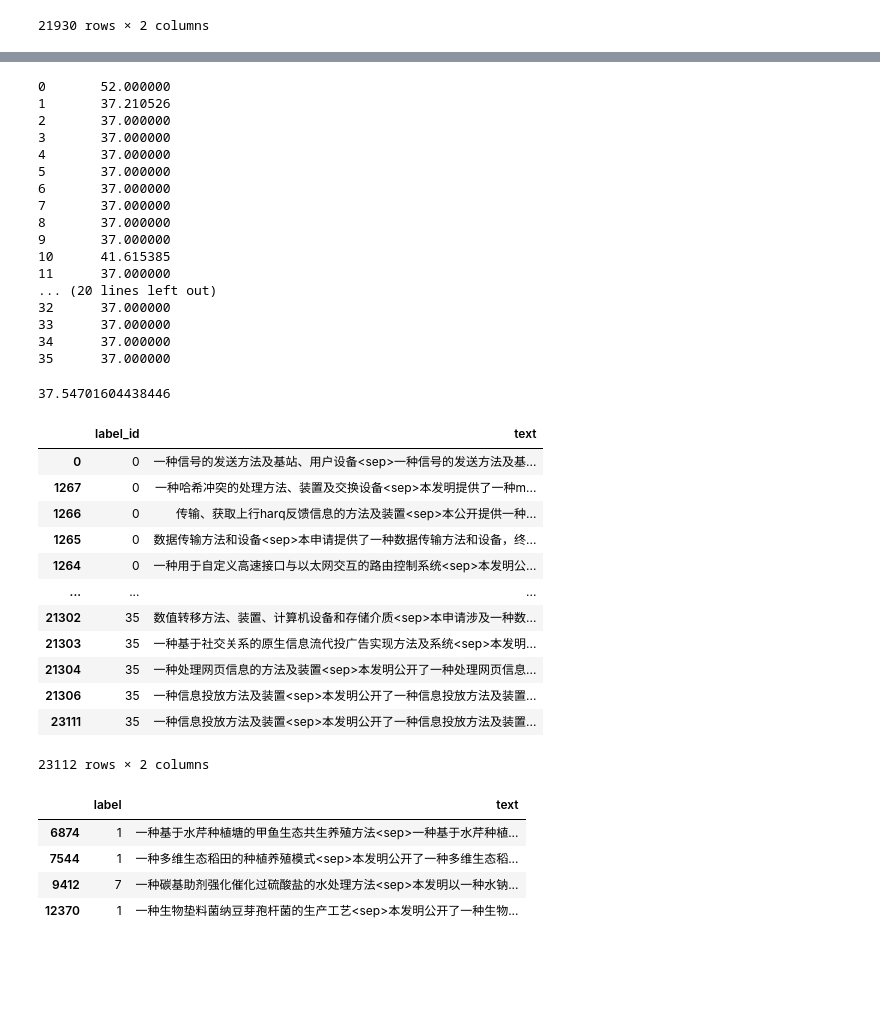
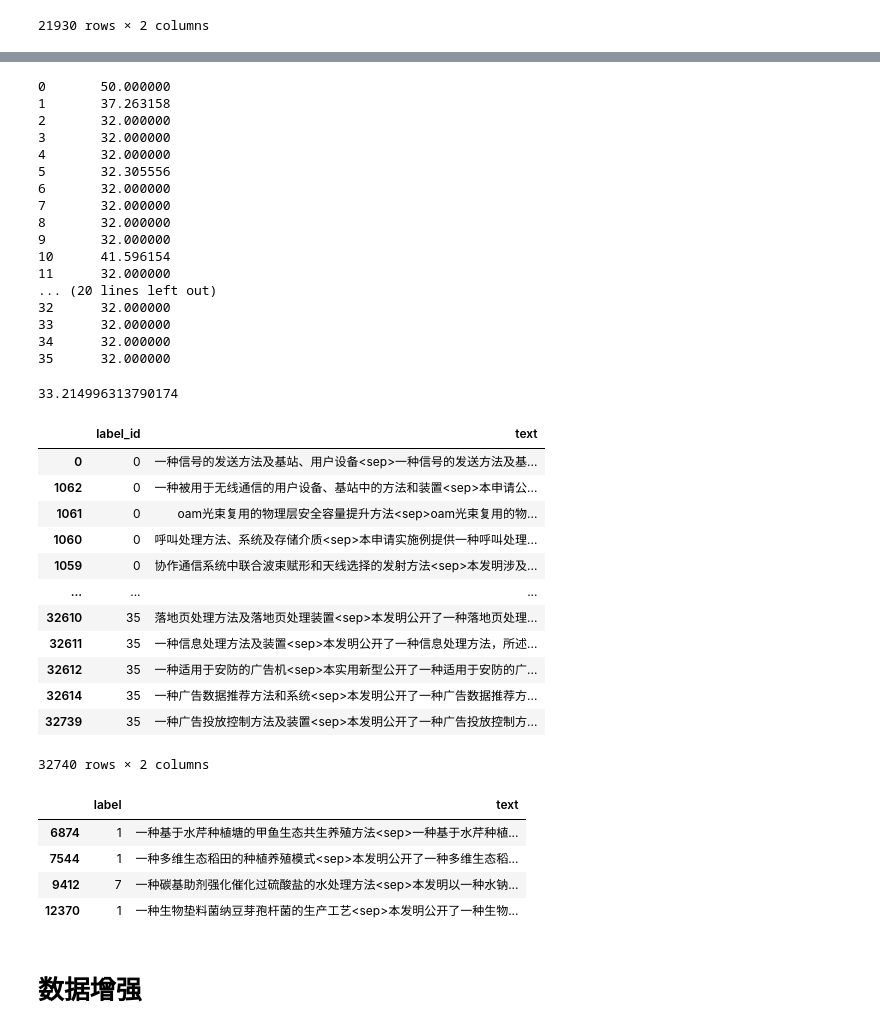
Before and after one commit to 0202zc/nlp-competition, a Jupyter notebook: ccf-bdci-samll-sample-classification-2022/data/data.ipynb, the cells around one changed output, grey strips where cells are left out. Cells and saved outputs as stored; diff of their text form; code cells hidden in the pictures; blank space fills up the shorter version.

```diff
--- a/ccf-bdci-samll-sample-classification-2022/data/data.ipynb
+++ b/ccf-bdci-samll-sample-classification-2022/data/data.ipynb
@@ -339,5 +339,5 @@ np.mean(ratios)
 # %%
-ratio = 37.0
+ratio = 32.0
 
 temp_train_df = pd.DataFrame()
 
@@ -368,7 +368,7 @@ for i in range(36):
             temp_train_df = pd.concat((temp_train_df, add_data), axis=0)
     else:
         # 如果超过一定的比例，则削减
-        ALLOW = 15.0
+        ALLOW = 18.0
         if current_ratio - ratio > ALLOW:
             need = int(origin * (ratio + ALLOW))
             add_data = train_labeled_df[train_labeled_df['label_id'] == i].iloc[:need, :]
@@ -383,47 +383,47 @@ for i in range(36):
     ratios.append(ratio)
     print("%d\t%f" % (i, ratio))
 
-temp_train_df.to_csv('train/train6409oversampling_37.tsv', sep='\t', encoding='utf8', index=None)
+temp_train_df.to_csv('train/split/train6413oversampling_32.tsv', sep='\t', encoding='utf8', index=None)
 np.mean(ratios)
 # %% [output]
-0       52.000000
-1       37.210526
-2       37.000000
-3       37.000000
-4       37.000000
-5       37.000000
-6       37.000000
-7       37.000000
-8       37.000000
-9       37.000000
-10      41.615385
-11      37.000000
+0       50.000000
+1       37.263158
+2       32.000000
+3       32.000000
+4       32.000000
+5       32.305556
+6       32.000000
+7       32.000000
+8       32.000000
+9       32.000000
+10      41.596154
+11      32.000000
 ... (20 lines left out)
-32      37.000000
-33      37.000000
-34      37.000000
-35      37.000000
+32      32.000000
+33      32.000000
+34      32.000000
+35      32.000000
-37.54701604438446
+33.214996313790174
 # %%
-testA_labeled_df = pd.read_csv('train/train6337oversampling_sort.tsv', sep='\t', encoding='utf8', header=0,
+testA_labeled_df = pd.read_csv('train/train6409oversampling_33.tsv', sep='\t', encoding='utf8', header=0,
                                names=['label_id', 'text'])
 testA_labeled_df = testA_labeled_df.sort_values('label_id')
-testA_labeled_df.to_csv('train/train6337oversampling_sort.tsv', sep='\t', encoding='utf8', index=None)
+testA_labeled_df.to_csv('train/train6409oversampling_33_sort.tsv', sep='\t', encoding='utf8', index=None)
 testA_labeled_df
 # %% [output]
 |  | label_id | text |
 | 0 | 0 | 一种信号的发送方法及基站、用户设备<sep>一种信号的发送方法及基... |
-| 1267 | 0 | 一种哈希冲突的处理方法、装置及交换设备<sep>本发明提供了一种m... |
-| 1266 | 0 | 传输、获取上行harq反馈信息的方法及装置<sep>本公开提供一种... |
-| 1265 | 0 | 数据传输方法和设备<sep>本申请提供了一种数据传输方法和设备，终... |
-| 1264 | 0 | 一种用于自定义高速接口与以太网交互的路由控制系统<sep>本发明公... |
+| 1062 | 0 | 一种被用于无线通信的用户设备、基站中的方法和装置<sep>本申请公... |
+| 1061 | 0 | oam光束复用的物理层安全容量提升方法<sep>oam光束复用的物... |
+| 1060 | 0 | 呼叫处理方法、系统及存储介质<sep>本申请实施例提供一种呼叫处理... |
+| 1059 | 0 | 协作通信系统中联合波束赋形和天线选择的发射方法<sep>本发明涉及... |
 | ... | ... | ... |
-| 21302 | 35 | 数值转移方法、装置、计算机设备和存储介质<sep>本申请涉及一种数... |
-| 21303 | 35 | 一种基于社交关系的原生信息流代投广告实现方法及系统<sep>本发明... |
-| 21304 | 35 | 一种处理网页信息的方法及装置<sep>本发明公开了一种处理网页信息... |
-| 21306 | 35 | 一种信息投放方法及装置<sep>本发明公开了一种信息投放方法及装置... |
-| 23111 | 35 | 一种信息投放方法及装置<sep>本发明公开了一种信息投放方法及装置... |
+| 32610 | 35 | 落地页处理方法及落地页处理装置<sep>本发明公开了一种落地页处理... |
+| 32611 | 35 | 一种信息处理方法及装置<sep>本发明公开了一种信息处理方法，所述... |
+| 32612 | 35 | 一种适用于安防的广告机<sep>本实用新型公开了一种适用于安防的广... |
+| 32614 | 35 | 一种广告数据推荐方法和系统<sep>本发明公开了一种广告数据推荐方... |
+| 32739 | 35 | 一种广告投放控制方法及装置<sep>本发明公开了一种广告投放控制方... |
-23112 rows × 2 columns
+32740 rows × 2 columns
 # %%
 test = pd.read_csv('test/testA_6337.tsv', encoding='utf8', sep='\t')
 test[test['text'].str.contains('农业') & test['text'].str.contains('养殖')]
@@ -433,3 +433,5 @@ test[test['text'].str.contains('农业') & test['text'].str.contains('养殖')]
 | 7544 | 1 | 一种多维生态稻田的种植养殖模式<sep>本发明公开了一种多维生态稻... |
 | 9412 | 7 | 一种碳基助剂强化催化过硫酸盐的水处理方法<sep>本发明以一种水钠... |
 | 12370 | 1 | 一种生物垫料菌纳豆芽孢杆菌的生产工艺<sep>本发明公开了一种生物... |
+# %% [markdown]
+# 数据增强
```
Also changed, not shown: parts of 4 cells of this notebook, 41 other files.
